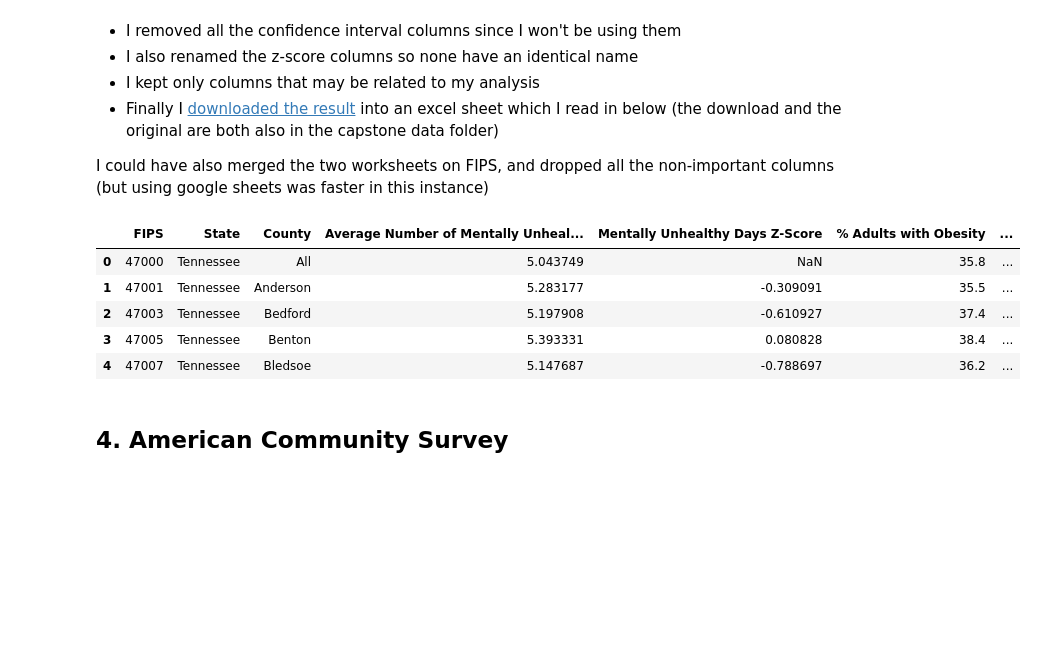
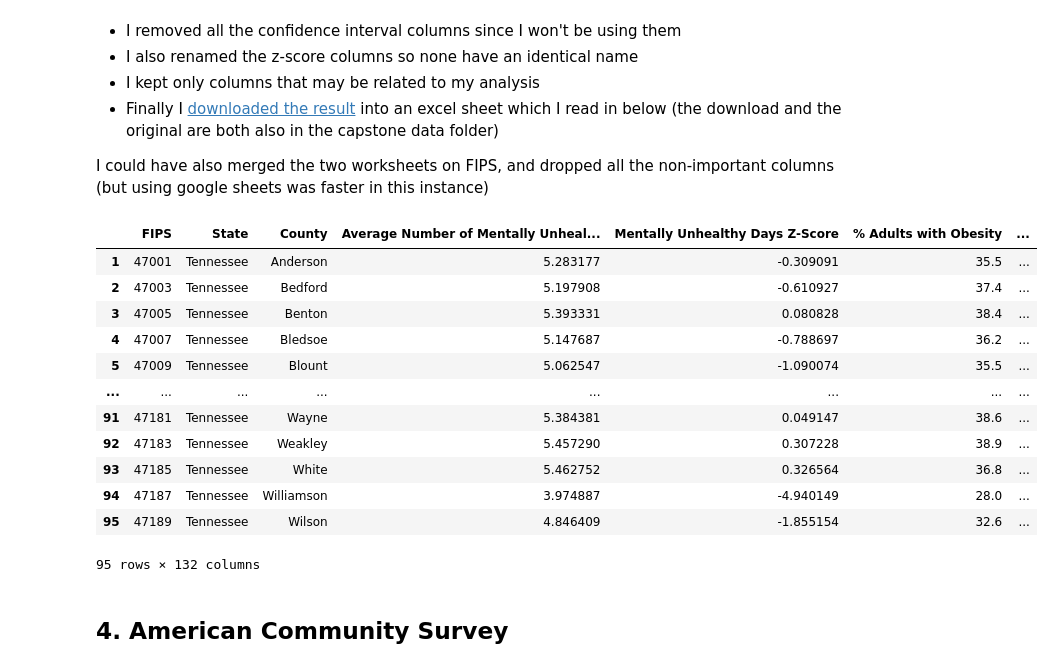
Before and after one commit to MQuarles2012/Telehealth_Analysis, a Jupyter notebook: Capstone Notebook.ipynb, the cells around one changed output. Saved outputs shown, nothing was run; the diff lists cells and outputs as text; code cells hidden in the pictures; blank space fills up the shorter version.

```diff
--- a/Capstone Notebook.ipynb
+++ b/Capstone Notebook.ipynb
@@ -131,16 +131,28 @@ In order to get workable data, I downloaded the CHRR "2023 Tennessee Data" [avai
 
 I could have also merged the two worksheets on FIPS, and dropped all the non-important columns (but using google sheets was faster in this instance)
 # %%
-CHRR_df = pd.read_excel('capstone_data/CHRR/2023 TN CHRR Data.xlsx')
+CHRR_df_all = pd.read_excel('capstone_data/CHRR/2023 TN CHRR Data.xlsx')
+
+#There are a lot of columns so I set the display to show all of them
 pd.set_option('display.max_columns', None)
-CHRR_df.head()
+
+#Will also remove the "All" County since this will create outliers in the analysis
+CHRR_df = CHRR_df_all[CHRR_df_all['County']!='All']
+CHRR_df
 # %% [output]
 |  | FIPS | State | County | Average Number of Mentally Unheal... | Mentally Unhealthy Days Z-Score | % Adults with Obesity | ... |
-| 0 | 47000 | Tennessee | All | 5.043749 | NaN | 35.8 | ... |
 | 1 | 47001 | Tennessee | Anderson | 5.283177 | -0.309091 | 35.5 | ... |
 | 2 | 47003 | Tennessee | Bedford | 5.197908 | -0.610927 | 37.4 | ... |
 | 3 | 47005 | Tennessee | Benton | 5.393331 | 0.080828 | 38.4 | ... |
 | 4 | 47007 | Tennessee | Bledsoe | 5.147687 | -0.788697 | 36.2 | ... |
+| 5 | 47009 | Tennessee | Blount | 5.062547 | -1.090074 | 35.5 | ... |
+| ... | ... | ... | ... | ... | ... | ... | ... |
+| 91 | 47181 | Tennessee | Wayne | 5.384381 | 0.049147 | 38.6 | ... |
+| 92 | 47183 | Tennessee | Weakley | 5.457290 | 0.307228 | 38.9 | ... |
+| 93 | 47185 | Tennessee | White | 5.462752 | 0.326564 | 36.8 | ... |
+| 94 | 47187 | Tennessee | Williamson | 3.974887 | -4.940149 | 28.0 | ... |
+| 95 | 47189 | Tennessee | Wilson | 4.846409 | -1.855154 | 32.6 | ... |
+95 rows × 132 columns
 # %% [markdown]
 ## 4. American Community Survey
 # %% [markdown]
```
Also changed, not shown: parts of 13 cells of this notebook, 1 other file.
